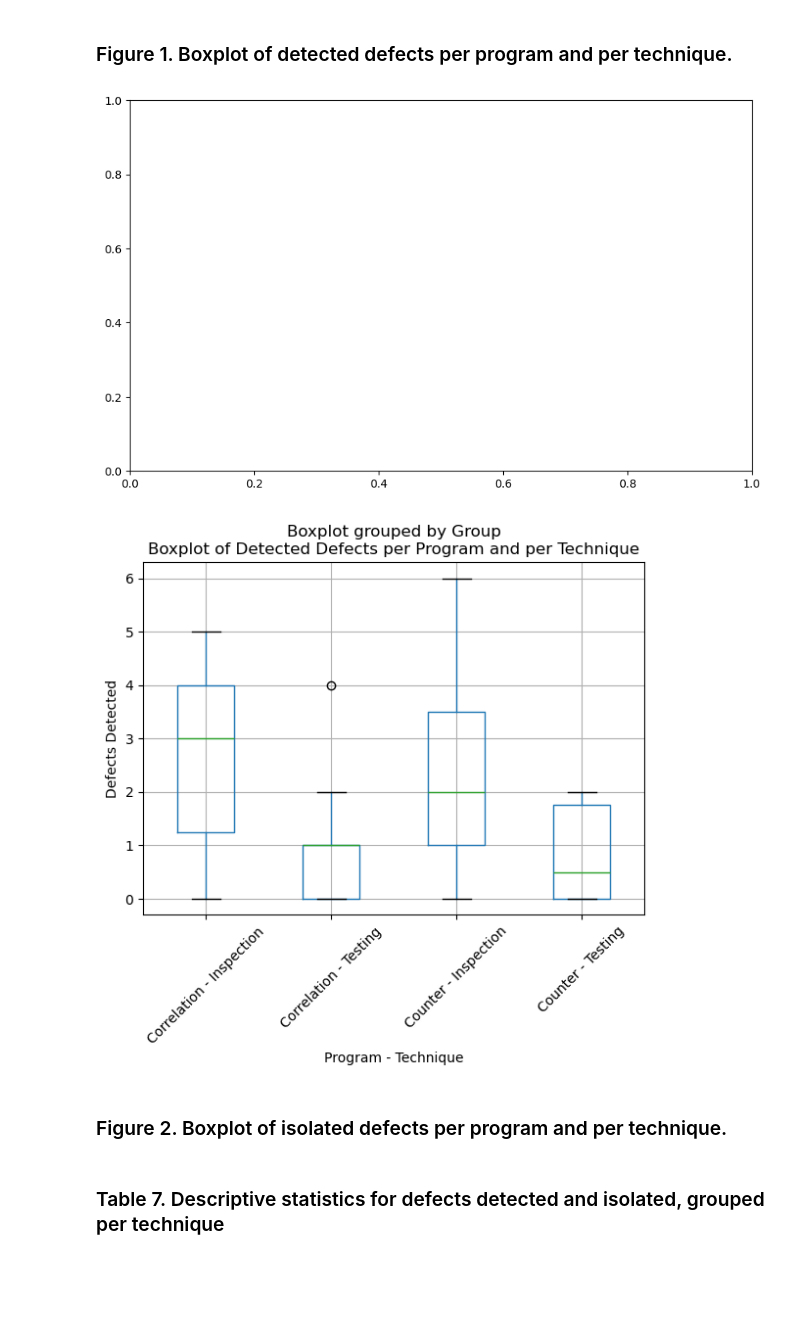
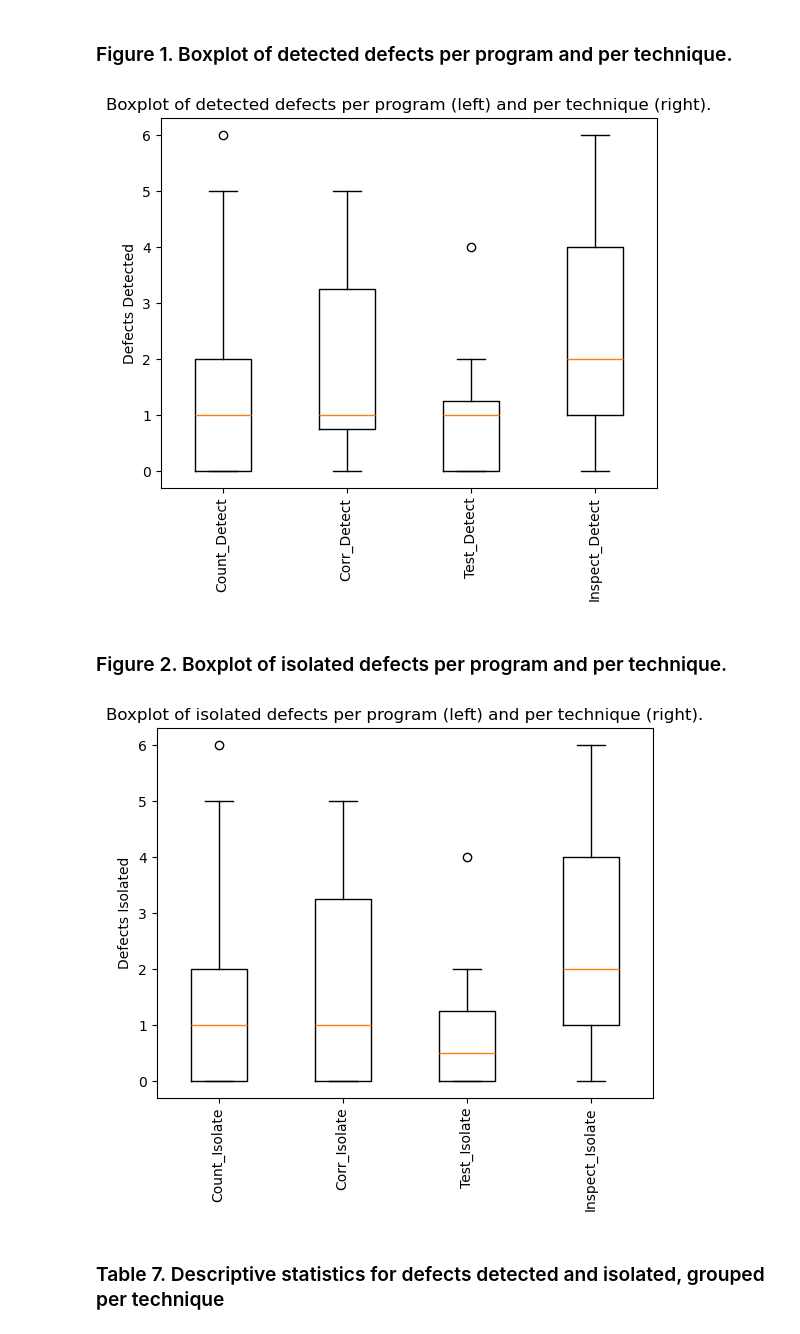
Before and after one commit to hdahlber/Uni_2024_2025, a Jupyter notebook: Research_Methods/Assignment_6/Assignment_6.ipynb, the cells around one changed output. Cells and saved outputs as stored; diff of their text form; code cells hidden in the pictures; blank space fills up the shorter version.

```diff
--- a/Research_Methods/Assignment_6/Assignment_6.ipynb
+++ b/Research_Methods/Assignment_6/Assignment_6.ipynb
@@ -30,24 +23,20 @@ data
 # %% [markdown]
 ### Figure 1. Boxplot of detected defects per program and per technique.
-# %%
-plt.figure(figsize=(10, 6))
-ax = plt.subplot()
-
-# Create a new column combining Program and Treatment
-data["Group"] = data["Program"] + " - " + data["Treatment"]
-
-# Boxplot using pandas
-data.boxplot(column="Defects detected", by="Group")
-plt.title("Boxplot of Detected Defects per Program and per Technique")
-
-plt.xlabel("Program - Technique")
-plt.ylabel("Defects Detected")
-plt.xticks(rotation=45)
-
-
-plt.show()
-# %% [output]
-[figure, removed]
-[figure, removed]
+# %%
+Count_Detect = data[data["Program"] == "Counter"]["Defects detected"]
+Corr_Detect = data[data["Program"] == "Correlation"]["Defects detected"]
+Test_Detect = data[data["Treatment"] == "Testing"]["Defects detected"]
+Inspect_Detect = data[data["Treatment"] == "Inspection"]["Defects detected"]
+# %%
+plt.boxplot(
+    [Count_Detect,Corr_Detect,Test_Detect,Inspect_Detect],
+    tick_labels=["Count_Detect", "Corr_Detect", "Test_Detect", "Inspect_Detect"]
+)
+plt.title("Boxplot of detected defects per program (left) and per technique (right).")
+plt.ylabel("Defects Detected")
+plt.xticks(rotation=90)
+plt.show()
+# %% [output]
+[figure, added]
 # %% [markdown]
 ### Figure 2. Boxplot of isolated defects per program and per technique.
@@ -54,2 +48,13 @@ plt.show()
+# %%
+plt.boxplot(
+    [Count_Isolate,Corr_Isolate,Test_Isolate,Inspect_Isolate],
+    tick_labels=["Count_Isolate", "Corr_Isolate", "Test_Isolate", "Inspect_Isolate"]
+)
+plt.title("Boxplot of isolated defects per program (left) and per technique (right).")
+plt.ylabel("Defects Isolated")
+plt.xticks(rotation=90)
+plt.show()
+# %% [output]
+[figure, added]
 # %% [markdown]
 ### Table 7. Descriptive statistics for defects detected and isolated, grouped per technique
```
Also changed, not shown: parts of 11 cells of this notebook.
